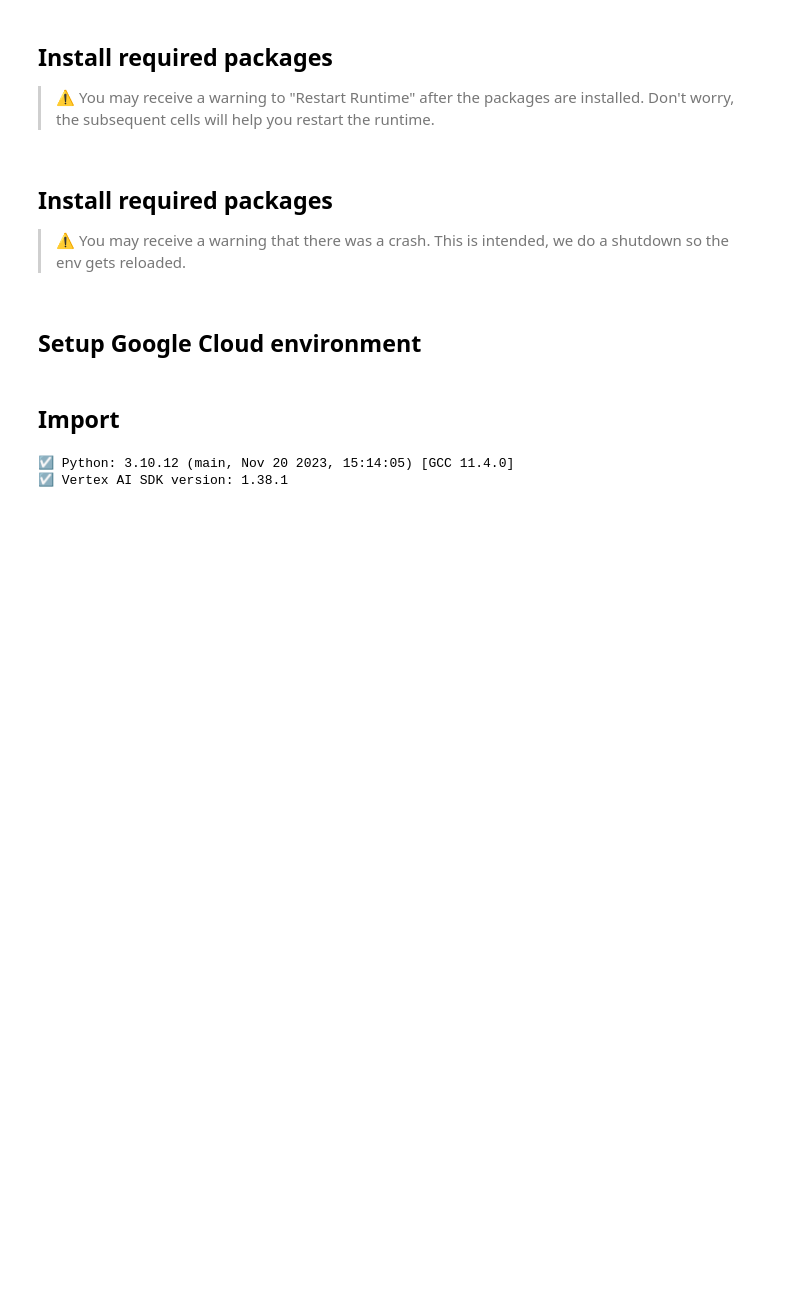
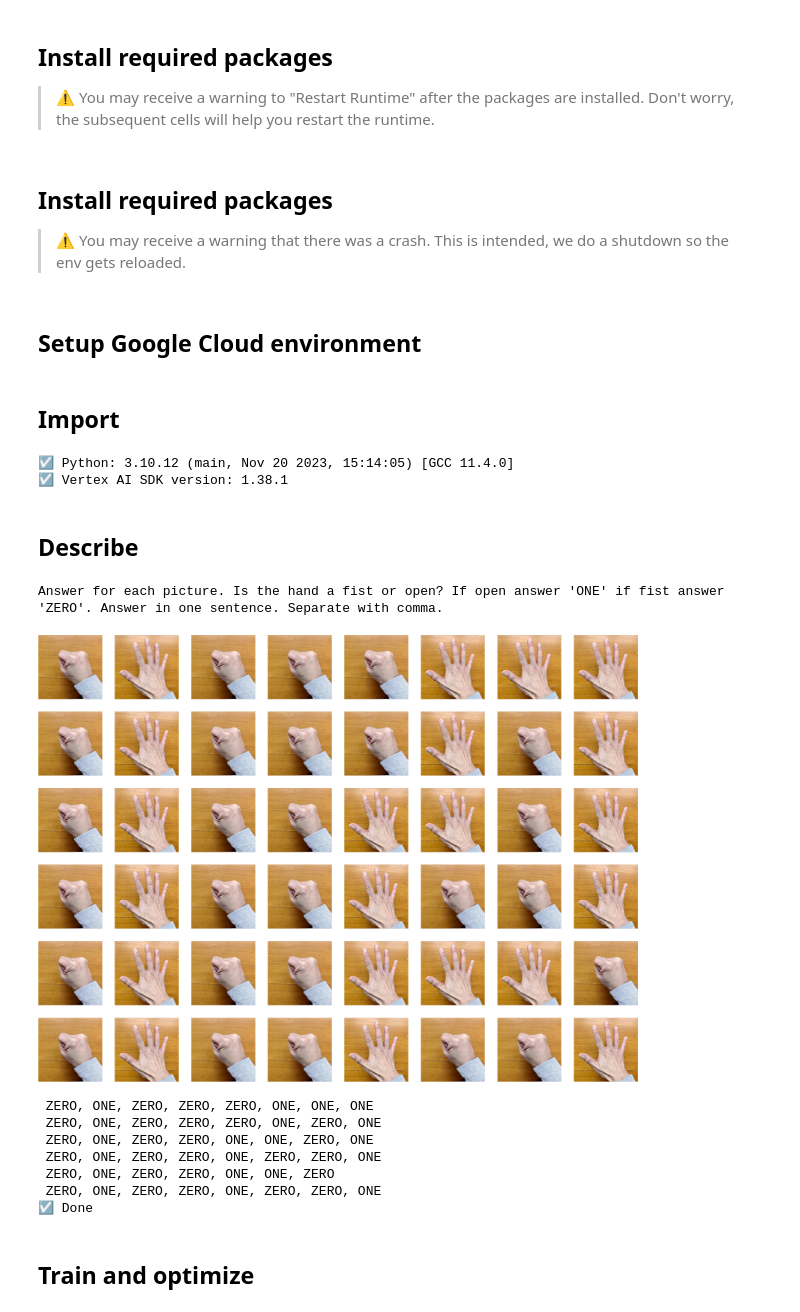
Before and after one commit to tstaerk/toolbox, a Jupyter notebook: notebooks/Gemini.ipynb, the cells around one changed output. Cells and saved outputs as stored; diff of their text form; code cells hidden in the pictures; blank space fills up the shorter version.

```diff
--- a/notebooks/Gemini.ipynb
+++ b/notebooks/Gemini.ipynb
@@ -159,3 +159,64 @@ with open(images[0], "rb") as image_file_hand_close:
 image0 = Part.from_data(data=base64.b64decode(base64_hand_close), mime_type="image/png")
 
 print("☑️ Done")
+# %% [markdown]
+## Describe
+# %%
+#@markdown #### Describe images
+
+prompt = "What is written in the image?"
+
+print(prompt)
+
+display(Image(images[0], width=100))
+response = visionModel.generate_content(
+  [prompt, image0],
+  generation_config=llm_config
+)
+print(response.candidates[0].content.parts[0].text)
+
+print(response.candidates[0].content.parts[0].text)
+
+print("☑️ Done")
+# %%
+#@markdown ### Secret message
+
+message = [
+  ['0','1','0','0','0','1','1','1'],
+  ['0','1','0','0','0','1','0','1'],
+  ['0','1','0','0','1','1','0','1'],
+  ['0','1','0','0','1','0','0','1'],
+  ['0','1','0','0','1','1','1','0'],
+  ['0','1','0','0','1','0','0','1'],
+]
+
+prompt = "Answer for each picture. Is the hand a fist or open? If open answer 'ONE' if fist answer 'ZERO'. Answer in one sentence. Separate with comma."
+print(prompt)
+display(Image('https://raw.githubusercontent.com/Cyclenerd/toolbox/master/notebooks/gemini/secret_message.png', width=600))
+
+for line in message:
+  hands = [prompt]
+  for hand in line:
+    if hand == '1':
+      hands.append(image1)
+    else:
+      hands.append(image0)
+  response = visionModel.generate_content(
+    hands,
+    generation_config=llm_config
+  )
+  print(response.candidates[0].content.parts[0].text)
+
+print("☑️ Done")
+# %% [output]
+Answer for each picture. Is the hand a fist or open? If open answer 'ONE' if fist answer 'ZERO'. Answer in one sentence. Separate with comma.
+[figure, added]
+ ZERO, ONE, ZERO, ZERO, ZERO, ONE, ONE, ONE
+ ZERO, ONE, ZERO, ZERO, ZERO, ONE, ZERO, ONE
+ ZERO, ONE, ZERO, ZERO, ONE, ONE, ZERO, ONE
+ ZERO, ONE, ZERO, ZERO, ONE, ZERO, ZERO, ONE
+ ZERO, ONE, ZERO, ZERO, ONE, ONE, ZERO
+ ZERO, ONE, ZERO, ZERO, ONE, ZERO, ZERO, ONE
+☑️ Done
+# %% [markdown]
+## Train and optimize
```
Also changed, not shown: parts of 3 cells of this notebook.
